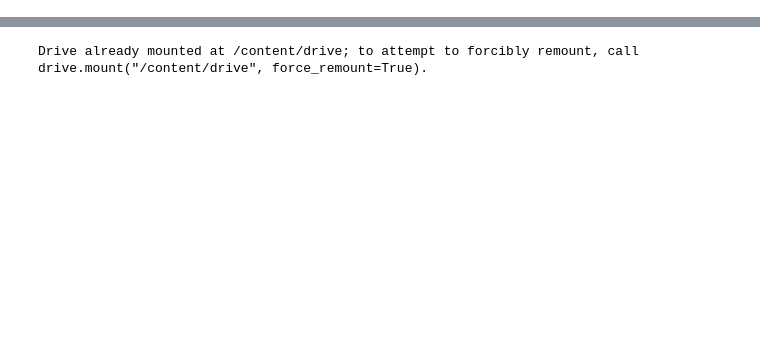
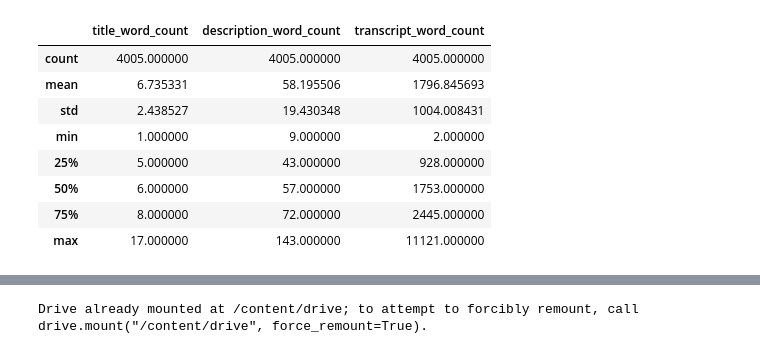
Before and after one commit to springboardmentor0702-lgtm/Personalized-TED-Talks-Recommendation-System, a Jupyter notebook: TED_Talk_Recommendation_System.ipynb, the cells around one changed output, grey strips where cells are left out. Drawn from its saved outputs; the diff is of its cells as text; code cells hidden in the pictures; blank space fills up the shorter version.

```diff
--- a/TED_Talk_Recommendation_System.ipynb
+++ b/TED_Talk_Recommendation_System.ipynb
@@ -370,0 +492,73 @@ memory usage: 97.5+ KB
+# %%
+## Text Analysis
+display(HTML("<h2 style='text-align:center;'>Text Analysis</h2>"))
+#word count
+df["title_word_count"] = df["title"].str.split().str.len()
+df["description_word_count"] = df["description"].str.split().str.len()
+df["transcript_word_count"] = df["transcript"].str.split().str.len()
+display(df[[
+    "title_word_count",
+    "description_word_count",
+    "transcript_word_count"
+]].describe())
+
+#find unusual short titles
+display("unusual short titles",
+    df[df["title_word_count"] <= 2][
+        ["title","speaker_1"]
+    ]
+)
+
+display(HTML("<h2 style='text-align:center;'>Lengthy Transcripts</h2>"))
+#find extremely long talk transcripts
+display("extremely long transcripts",
+    df.nlargest(
+        10,
+        "transcript_word_count"
+    )[["title","transcript_word_count"]]
+)
+
+display(pd.DataFrame({
+    "Column":[
+        "Title",
+        "Description",
+        "Transcript",
+        "About Speakers"
+    ],
+    "Missing":[
+        df["title"].isna().sum(),
+        df["description"].isna().sum(),
+        df["transcript"].isna().sum(),
+        df["about_speakers"].isna().sum()
+    ]
+}))
+
+display(HTML("<h2 style='text-align:center;'>Transcript Quality Check</h2>"))
+#transcript quality- check if they r usable
+display(df["transcript_word_count"].describe())
+
+
+display(HTML("<h2 style='text-align:center;'>Related Talk Analysis</h2>"))
+#Related talks analysis
+display("Related Talk Analysis",df["related_talks"].head())
+#count related talks
+df["related_count"] = (
+    df["related_talks"]
+      .fillna("")
+      .str.count(",") + 1
+)
+#check if ID's exist
+talk_ids = set(df["talk_id"])
+#verify ID's
+def check_ids(text):
+    if pd.isna(text):
+        return True
+
+    ids = text.replace("[","").replace("]","").split(",")
+    return all(
+        int(i.strip()) in talk_ids
+        for i in ids
+        if i.strip().isdigit()
+    )
+df["related_valid"] = df["related_talks"].apply(check_ids)
+# %% [output]
@@ -370,0 +566,9 @@ memory usage: 97.5+ KB
+|  | title_word_count | description_word_count | transcript_word_count |
+| count | 4005.000000 | 4005.000000 | 4005.000000 |
+| mean | 6.735331 | 58.195506 | 1796.845693 |
+| std | 2.438527 | 19.430348 | 1004.008431 |
+| min | 1.000000 | 9.000000 | 2.000000 |
+| 25% | 5.000000 | 43.000000 | 928.000000 |
+| 50% | 6.000000 | 57.000000 | 1753.000000 |
+| 75% | 8.000000 | 72.000000 | 2445.000000 |
+| max | 17.000000 | 143.000000 | 11121.000000 |
```
Also changed, not shown: parts of 5 cells of this notebook.
